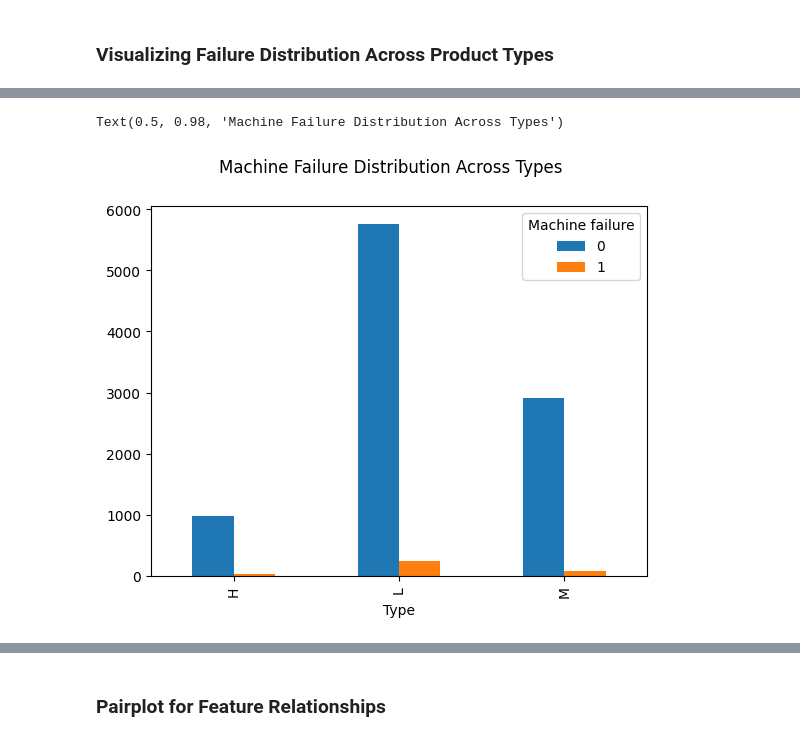
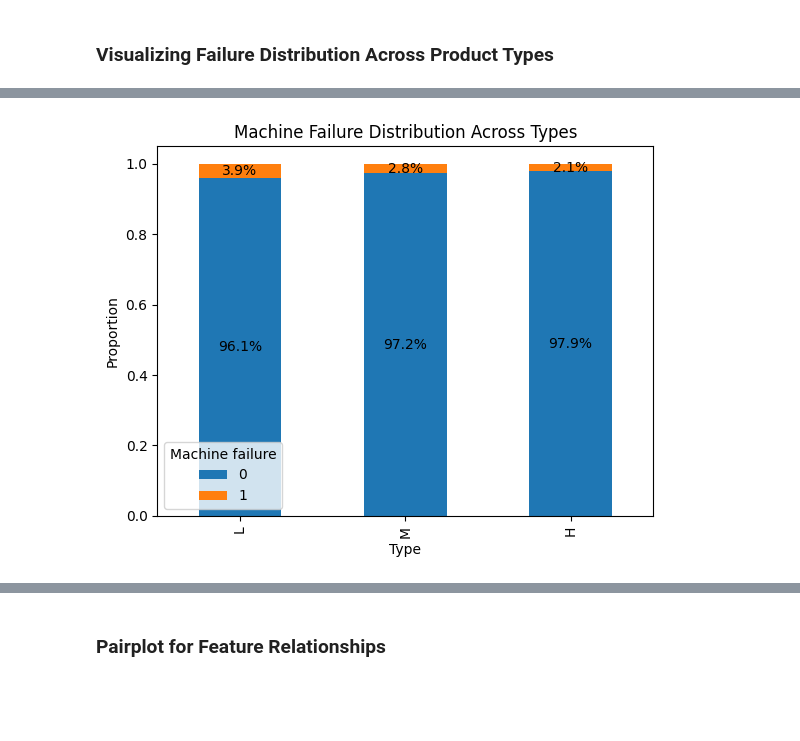
Before and after one commit to SimonGallien/Predictive-Maintenance-Dataset-AI4I-2020-, a Jupyter notebook: notebooks/eda.ipynb, the cells around one changed output, grey strips where cells are left out. Drawn from its saved outputs; the diff is of its cells as text; code cells hidden in the pictures; blank space fills up the shorter version.

```diff
--- a/notebooks/eda.ipynb
+++ b/notebooks/eda.ipynb
@@ -217,6 +221,14 @@ pd.crosstab(df["Type"], df["Machine failure"])
-# %%
-pd.crosstab(df["Type"], df["Machine failure"]).plot(kind="bar")
-plt.suptitle('Machine Failure Distribution Across Types')
-# %% [output]
-Text(0.5, 0.98, 'Machine Failure Distribution Across Types')
-[figure, removed]
+# %%
+ct = pd.crosstab(df["Type"], df["Machine failure"], normalize="index").reindex(["L", "M", "H"])
+
+ax = ct.plot(kind="bar", stacked=True)
+ax.set_title("Machine Failure Distribution Across Types")
+ax.set_ylabel("Proportion")
+
+for container in ax.containers:
+    labels = [f"{bar.get_height()*100:.1f}%" for bar in container]
+    ax.bar_label(container, labels=labels, label_type="center")
+
+plt.show()
+# %% [output]
+[figure, added]
```
Also changed, not shown: parts of 6 cells of this notebook, 3 other files.
